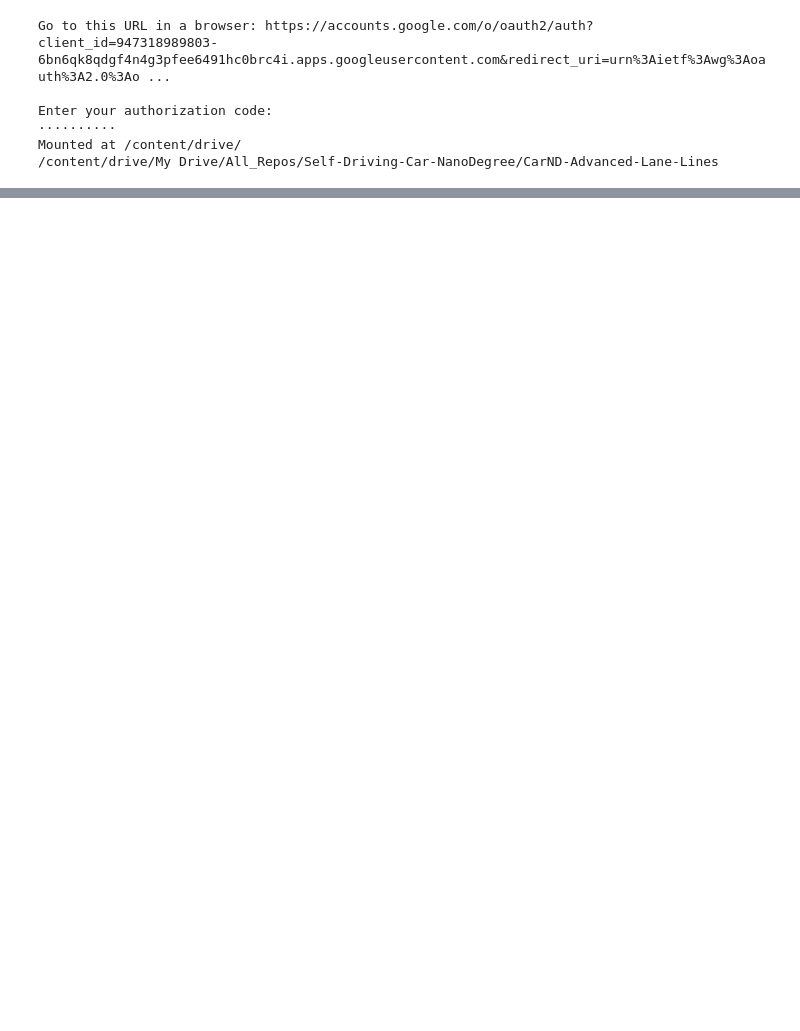
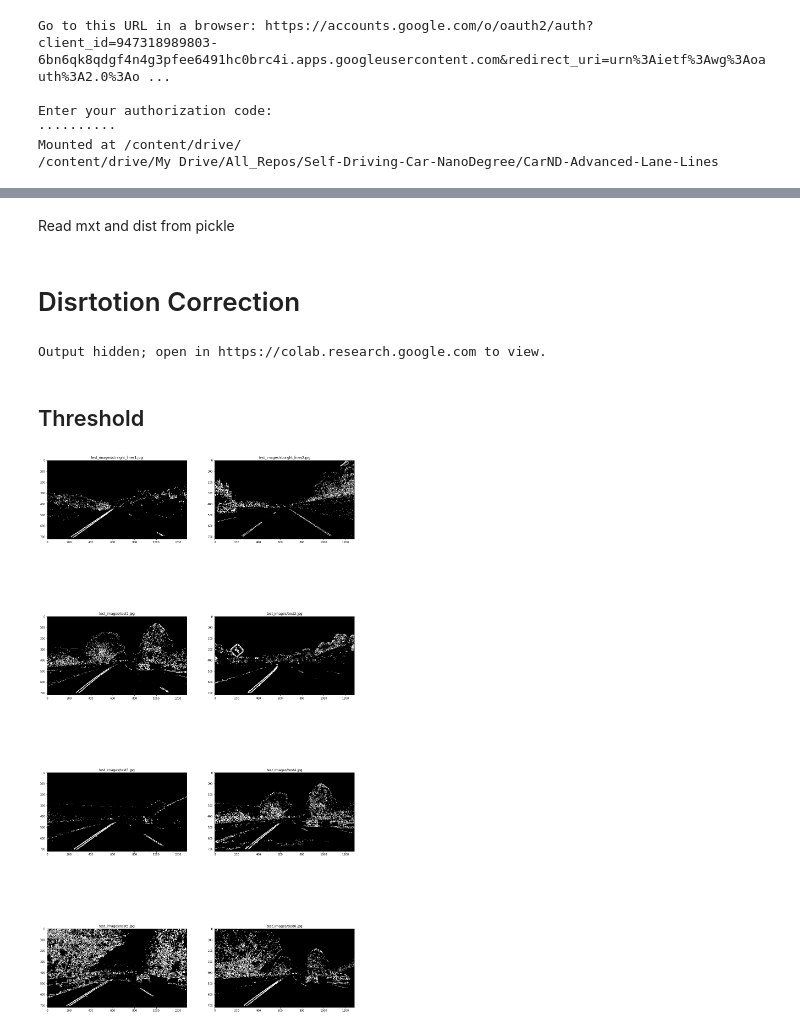
Before and after one commit to srikanthadya/CarND-Advanced-Lane-Lines, a Jupyter notebook: AdvancedLaneLineDetection.ipynb, the cells around one changed output, grey strips where cells are left out. Cells and saved outputs as stored; diff of their text form; code cells hidden in the pictures; blank space fills up the shorter version.

Commit message:
Update: Lane line poly done except adding curve text

```diff
--- a/AdvancedLaneLineDetection.ipynb
+++ b/AdvancedLaneLineDetection.ipynb
@@ -379,0 +55,76 @@ TypeError: ignored
+# %% [markdown]
+Read mxt and dist from pickle
+# %%
+import pickle
+camera_cal = pickle.load( open( "pickle/cal.p", "rb" ) )
+
+mtx = camera_cal["mtx"]
+dist = camera_cal["dist"]
+# %% [markdown]
+# Disrtotion Correction
+# %%
+images = glob.glob('test_images/*.jpg')
+fig, axs = plt.subplots(8, 2, figsize=(20, 40))
+for ax, img in zip(axs, images):
+  img = cv2.imread(img)
+  img = cv2.cvtColor(img,cv2.COLOR_BGR2RGB)
+  ax[0].imshow(img)
+  undist = cv2.undistort(img, mtx, dist, None, mtx)
+  ax[1].imshow(undist)
+
+plt.show()
+# %% [output]
+Output hidden; open in https://colab.research.google.com to view.
+# %% [markdown]
+## Threshold
+# %%
+def abs_sobel_thresh(img, orient='x', sobel_kernel=3, thresh=(10, 160)):
+    # Calculate directional gradient
+    # Apply threshold
+    #gray = cv2.cvtColor(img,cv2.COLOR_RGB2GRAY)
+    #img = cv2.GaussianBlur(img,(3,3),0)
+    hls = cv2.cvtColor(img, cv2.COLOR_RGB2HLS)
+    s_channel = hls[:,:,2]
+
+    if orient == 'x':
+        sobelx = cv2.Sobel(s_channel,cv2.CV_64F,1,0,ksize=sobel_kernel)
+        scaled = np.abs(255*sobelx/np.max(sobelx)).astype('uint8')
+    elif orient == 'y':
+        sobely = cv2.Sobel(s_channel,cv2.CV_64F,0,1,ksize=sobel_kernel)
+        scaled = np.abs(255*sobely/np.max(sobely)).astype('uint8')
+
+    binary = np.zeros_like(scaled)
+    binary[(scaled > thresh[0]) & (scaled <= thresh[1])] = 1
+
+    return binary
+
+
+def threshold_mask(img, sobel_kernel=3,s_thresh=(10, 160), sx_thresh=(10,160),sy_thresh=(10,160),dir_thresh=(0,np.pi/2)):
+    img = np.copy(img)
+
+
+    # Threshold x gradient
+
+    sxbinary = abs_sobel_thresh(img, orient='x', sobel_kernel=sobel_kernel, thresh=sx_thresh)
+    sybinary = abs_sobel_thresh(img, orient='y', sobel_kernel=sobel_kernel, thresh=sx_thresh)
+
+    combined = np.zeros_like(sxbinary)
+    combined[((sxbinary == 1) & (sybinary == 1)) ] = 1
+    # Stack each channel
+
+    return combined
+
+images = glob.glob('test_images/*.jpg')
+fig, axs = plt.subplots(4, 2, figsize=(20, 40))
+for ax, img in zip(axs.flat, images):
+  path = img
+  img = cv2.imread(img)
+  #img = cv2.cvtColor(img,cv2.COLOR_BGR2RGB)
+  undist = cv2.undistort(img, mtx, dist, None, mtx)
+  result = threshold_mask(undist)
+  ax.imshow(result,cmap='gray')
+  ax.set_title(path)
+
+plt.show()
+# %% [output]
+[figure, added]
```
Also changed, not shown: parts of 9 cells of this notebook.
